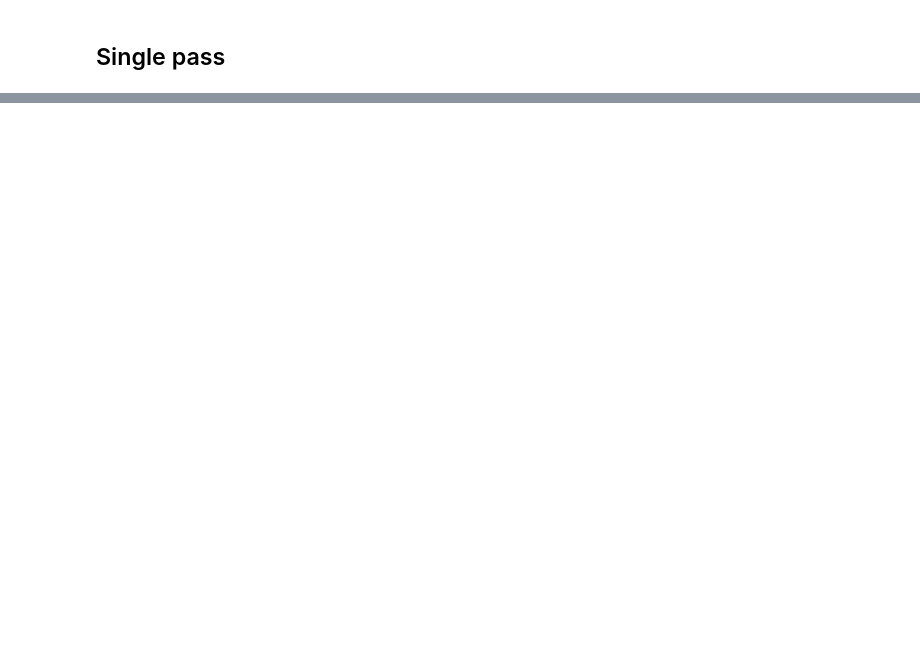
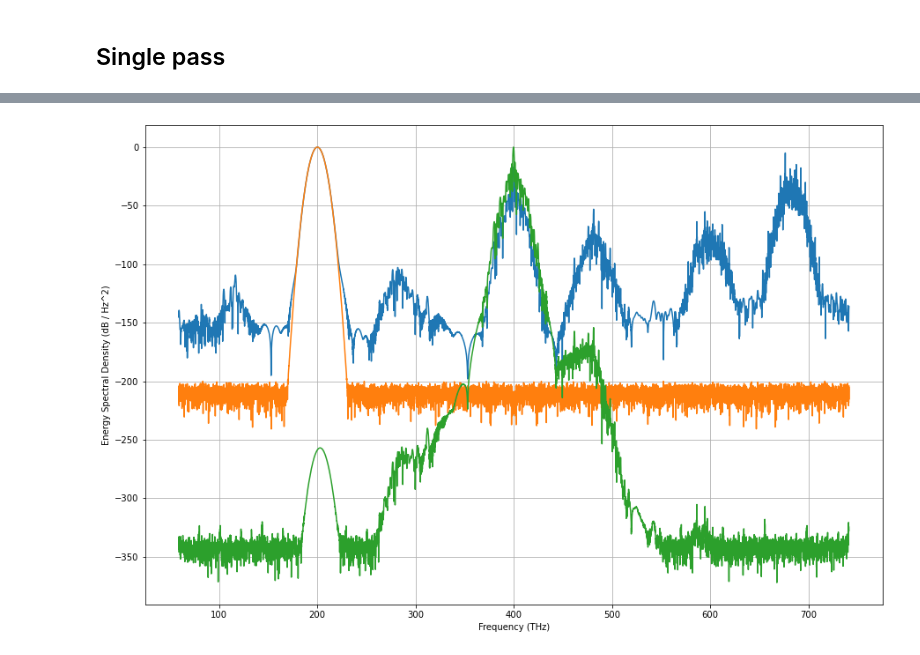
Before and after one commit to ledezmaluism/snow, a Jupyter notebook: Notebooks/SCG_3.ipynb, the cells around one changed output, grey strips where cells are left out. Drawn from its saved outputs; the diff is of its cells as text; code cells hidden in the pictures; blank space fills up the shorter version.

```diff
--- a/Notebooks/SCG_3.ipynb
+++ b/Notebooks/SCG_3.ipynb
@@ -346,0 +375,7 @@ plt.ylabel('Propagation distance (mm)');
+# %%
+filtered = ifft(fft(a)*fftshift(h))
+ax1 = nlo.plot_ESD_dB_absfreq(t*1e12, a, f_ref*1e-12)
+ax1 = nlo.plot_ESD_dB_absfreq(t*1e12, pulse, f_ref*1e-12, ax=ax1)
+ax1 = nlo.plot_ESD_dB_absfreq(t*1e12, filtered, f_ref*1e-12, ax=ax1)
+# %% [output]
+[figure, added]
```
Also changed, not shown: parts of 12 cells of this notebook.
